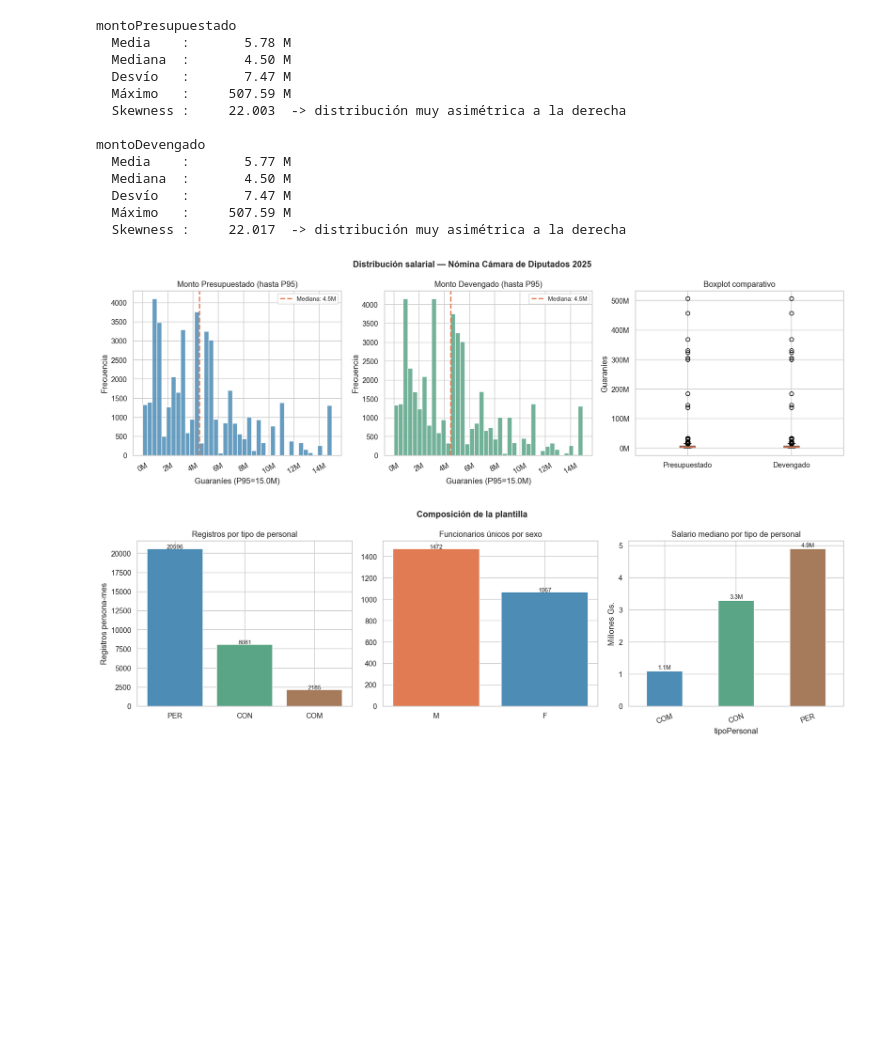
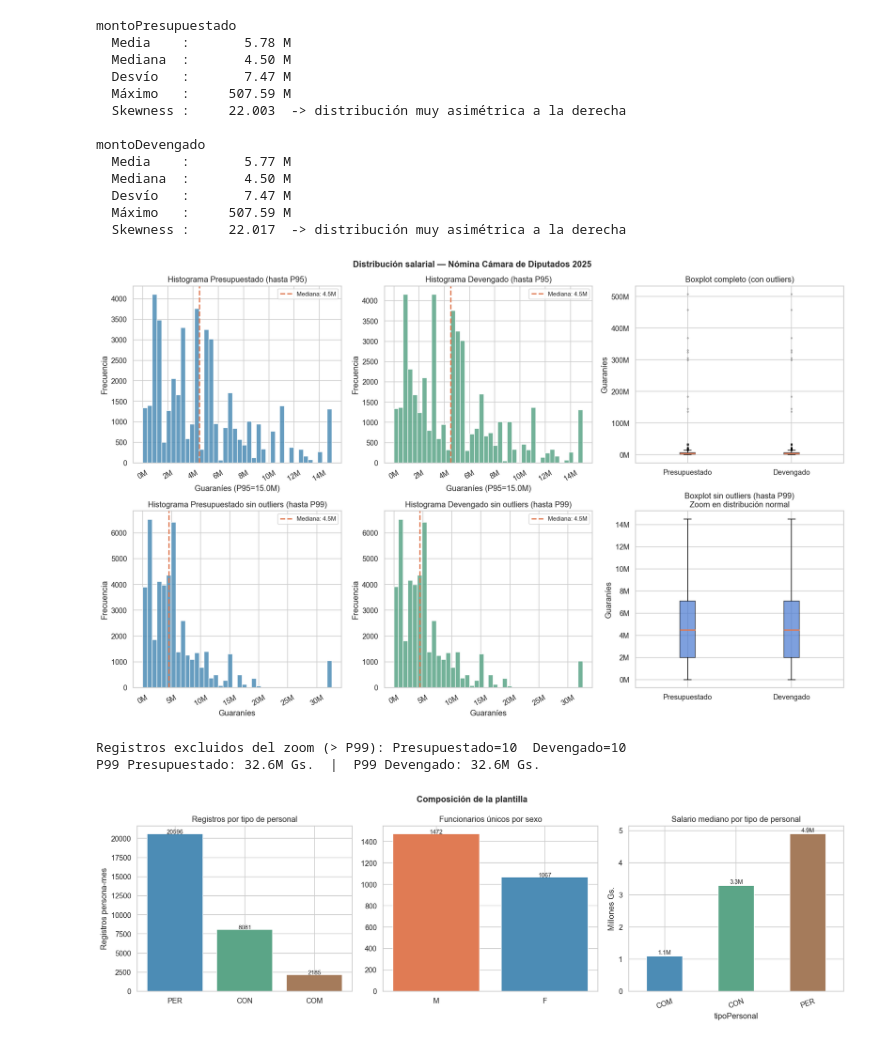
Before and after one commit to bethavila17/eda-nomina-diputados, a Jupyter notebook: notebooks/TP_Final_Pipeline_Ciencia_Datos.ipynb, the cells around one changed output. Saved outputs shown, nothing was run; the diff lists cells and outputs as text; code cells hidden in the pictures; blank space fills up the shorter version.

```diff
--- a/notebooks/TP_Final_Pipeline_Ciencia_Datos.ipynb
+++ b/notebooks/TP_Final_Pipeline_Ciencia_Datos.ipynb
@@ -355,42 +408,83 @@ montoDevengado
   Máximo   :     507.59 M
   Skewness :     22.017  -> distribución muy asimétrica a la derecha
 # %%
-# 2.2 Distribución salarial — histogramas y boxplot
-fig, axes = plt.subplots(1, 3, figsize=(16, 5))
+# 2.2 Distribución salarial — visión completa (con outliers) y distribución central (sin outliers)
+fig, axes = plt.subplots(2, 3, figsize=(16, 10))
 
+# ── Fila 1: histogramas hasta P95 (visión de la distribución normal) ──
 for ax, col, color, label in [
-    (axes[0], 'montoPresupuestado', '#4c8cb5', 'Presupuestado'),
-    (axes[1], 'montoDevengado',     '#5ba587', 'Devengado')
+    (axes[0,0], 'montoPresupuestado', '#4c8cb5', 'Presupuestado'),
+    (axes[0,1], 'montoDevengado',     '#5ba587', 'Devengado')
 ]:
     data = df[col]
     p95  = data.quantile(0.95)
     ax.hist(data[data <= p95], bins=40, color=color, edgecolor='white', alpha=0.85)
     ax.axvline(data.median(), color='#e07b54', linestyle='--', linewidth=2,
                label=f'Mediana: {data.median()/1e6:.1f}M')
-    ax.set_title(f'Monto {label} (hasta P95)')
+    ax.set_title(f'Histograma {label} (hasta P95)')
     ax.set_xlabel(f'Guaraníes (P95={p95/1e6:.1f}M)')
     ax.set_ylabel('Frecuencia')
     ax.xaxis.set_major_formatter(mticker.FuncFormatter(fmt_mill))
     ax.tick_params(axis='x', rotation=30)
     ax.legend(fontsize=9)
 
-# Boxplot comparativo
-axes[2].boxplot(
+# ── Boxplot CON outliers (escala completa — se ven los extremos) ──
+axes[0,2].boxplot(
     [df['montoPresupuestado'], df['montoDevengado']],
     patch_artist=True, labels=['Presupuestado','Devengado'],
     boxprops=dict(alpha=0.7),
+    medianprops=dict(color='#e07b54', linewidth=2),
+    flierprops=dict(marker='o', markersize=2, alpha=0.3, color='gray')
+)
+axes[0,2].yaxis.set_major_formatter(mticker.FuncFormatter(fmt_mill))
+axes[0,2].set_title('Boxplot completo (con outliers)')
+axes[0,2].set_ylabel('Guaraníes')
+
+# ── Fila 2: zoom en distribución central (sin outliers > P99) ──
+p99_p = df['montoPresupuestado'].quantile(0.99)
+p99_d = df['montoDevengado'].quantile(0.99)
+
+for ax, col, color, label, p99 in [
+    (axes[1,0], 'montoPresupuestado', '#4c8cb5', 'Presupuestado', p99_p),
+    (axes[1,1], 'montoDevengado',     '#5ba587', 'Devengado',     p99_d)
+]:
+    data_f = df.loc[df[col] <= p99, col]
+    ax.hist(data_f, bins=40, color=color, edgecolor='white', alpha=0.85)
+    ax.axvline(data_f.median(), color='#e07b54', linestyle='--', linewidth=2,
+               label=f'Mediana: {data_f.median()/1e6:.1f}M')
+    ax.set_title(f'Histograma {label} sin outliers (hasta P99)')
+    ax.set_xlabel('Guaraníes')
+    ax.set_ylabel('Frecuencia')
+    ax.xaxis.set_major_formatter(mticker.FuncFormatter(fmt_mill))
+    ax.tick_params(axis='x', rotation=30)
+    ax.legend(fontsize=9)
+
+# ── Boxplot SIN outliers (zoom en rango normal) ──
+axes[1,2].boxplot(
+    [df.loc[df['montoPresupuestado'] <= p99_p, 'montoPresupuestado'],
+     df.loc[df['montoDevengado']     <= p99_d, 'montoDevengado']],
+    patch_artist=True, labels=['Presupuestado','Devengado'],
+    showfliers=False,
+    boxprops=dict(alpha=0.7),
     medianprops=dict(color='#e07b54', linewidth=2)
 )
-axes[2].yaxis.set_major_formatter(mticker.FuncFormatter(fmt_mill))
-axes[2].set_title('Boxplot comparativo')
-axes[2].set_ylabel('Guaraníes')
+axes[1,2].yaxis.set_major_formatter(mticker.FuncFormatter(fmt_mill))
+axes[1,2].set_title('Boxplot sin outliers (hasta P99)\nZoom en distribución normal')
+axes[1,2].set_ylabel('Guaraníes')
 
 plt.suptitle('Distribución salarial — Nómina Cámara de Diputados 2025',
              fontsize=13, fontweight='bold')
 plt.tight_layout()
 plt.show()
+
+n_out_p = (df['montoPresupuestado'] > p99_p).sum()
+n_out_d = (df['montoDevengado']     > p99_d).sum()
+print(f'Registros excluidos del zoom (> P99): Presupuestado={n_out_p:,}  Devengado={n_out_d:,}')
+print(f'P99 Presupuestado: {p99_p/1e6:.1f}M Gs.  |  P99 Devengado: {p99_d/1e6:.1f}M Gs.')
 # %% [output]
-[figure, old version]
+[figure, new version]
+Registros excluidos del zoom (> P99): Presupuestado=10  Devengado=10
+P99 Presupuestado: 32.6M Gs.  |  P99 Devengado: 32.6M Gs.
 # %%
 # 2.3 Composición de la plantilla
 fig, axes = plt.subplots(1, 3, figsize=(16, 5))
```
Also changed, not shown: parts of 6 cells of this notebook, 2 other files.
